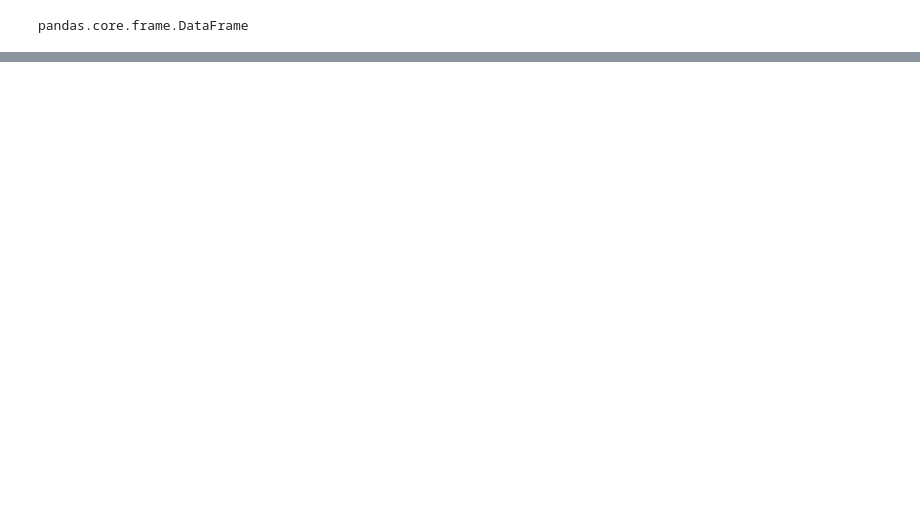
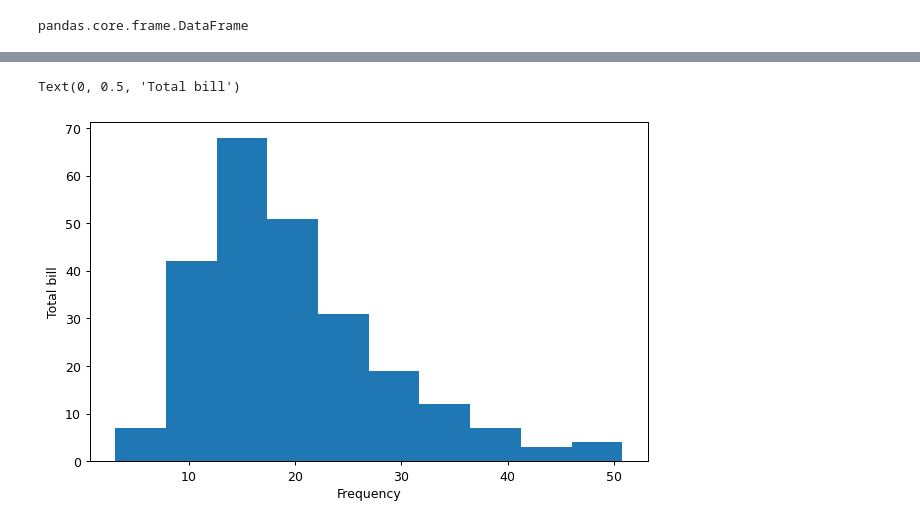
Before and after one commit to a-pineau/Pandas, a Jupyter notebook: Ch3.ipynb, the cells around one changed output, grey strips where cells are left out. Cells and saved outputs as stored; diff of their text form; code cells hidden in the pictures; blank space fills up the shorter version.

```diff
--- a/Ch3.ipynb
+++ b/Ch3.ipynb
@@ -52,0 +42,3 @@ fig
+# %%
+tips = sns.load_dataset("tips")
+tips.head()
@@ -52,0 +52,8 @@ fig
+# %%
+fig, ax = plt.subplots(figsize=(8, 5), dpi=90)
+ax.hist(tips["total_bill"], bins=10)
+ax.set_xlabel("Frequency")
+ax.set_ylabel("Total bill")
+# %% [output]
+Text(0, 0.5, 'Total bill')
+[figure, added]
```
Also changed, not shown: parts of 15 cells of this notebook, 8 other files.
